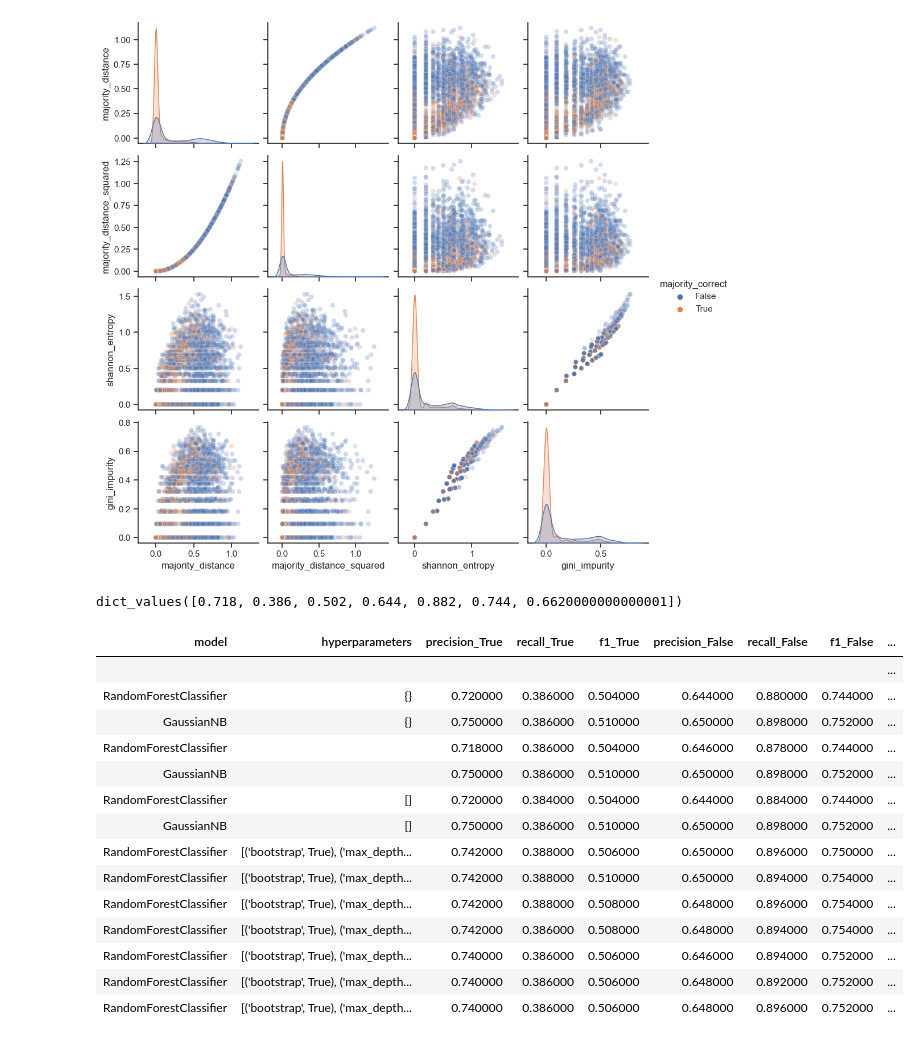
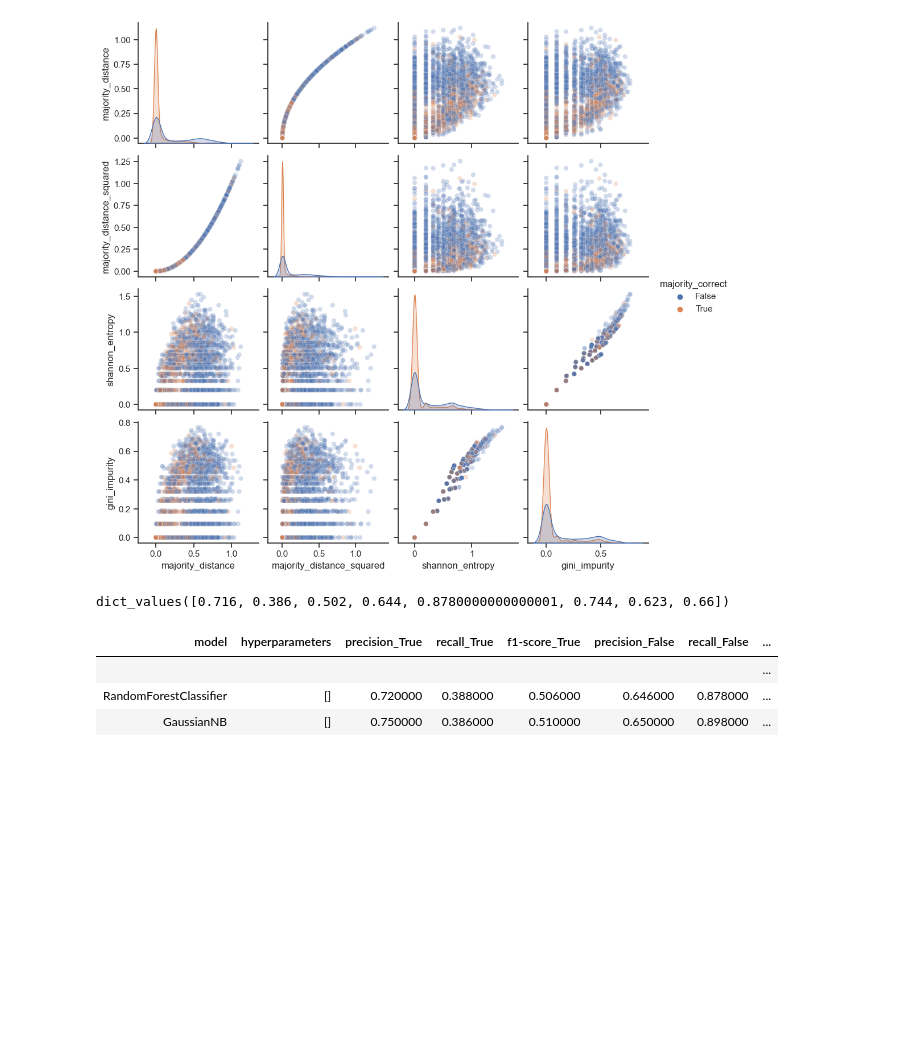
Before and after one commit to hwelsters/internal-consistency, a Jupyter notebook: 07-08-2023 (ml)/ml.ipynb, the cells around one changed output. Saved outputs shown, nothing was run; the diff lists cells and outputs as text; code cells hidden in the pictures; blank space fills up the shorter version.

```diff
--- a/07-08-2023 (ml)/ml.ipynb
+++ b/07-08-2023 (ml)/ml.ipynb
@@ -84,6 +84,7 @@ class ReportAverage:
             'precision_False': average.loc[1]['precision'],
             'recall_False': average.loc[1]['recall'],
             'f1-score_False': average.loc[1]['f1-score'],
+            'f1-score_Average': (average.loc[0]['f1-score'] + average.loc[1]['f1-score']) / 2,
             'accuracy': average.loc['accuracy']['f1-score']
         }
 # %%
@@ -91,7 +92,7 @@ scorer = ReportAverage()
 cross_validate(RandomForestClassifier(), data_x, data_y, scoring=make_scorer(scorer.classification_report_scorer))
 scorer.average_report().values()
 # %% [output]
-dict_values([0.718, 0.386, 0.502, 0.644, 0.882, 0.744, 0.6620000000000001])
+dict_values([0.716, 0.386, 0.502, 0.644, 0.8780000000000001, 0.744, 0.623, 0.66])
 # %%
 class MLExploration:
     TEMPLATE_DICT = {
@@ -99,10 +100,11 @@ class MLExploration:
         'hyperparameters': '',
         'precision_True': '',
         'recall_True': '',
-        'f1_True': '',
+        'f1-score_True': '',
         'precision_False': '',
         'recall_False': '',
-        'f1_False': '',
+        'f1-score_False': '',
+        'f1-score_Average': 0,
         'accuracy': ''
     }
     RANDOM_STATE = 42
@@ -155,27 +157,16 @@ csqa = MLExploration(data_x, data_y, 'cache/csqa/csqa-T0.3.json')
 # %%
 csqa.explore_model(RandomForestClassifier, {})
 csqa.explore_model(GaussianNB, {})
 # csqa.grid_search(RandomForestClassifier, {
 #     'bootstrap': [True, False],
 #  'max_depth': [10, 20, 30, 40, 50, 60, 70, 80, 90, 100, None],
 #  'min_samples_leaf': [1, 2, 4],
 #  'min_samples_split': [2, 5, 10],
 #  'n_estimators': [200, 400, 600, 800, 1000, 1200, 1400, 1600, 1800, 2000]}
 # )
-csqa.explored_models.style.hide(axis='index')
+csqa.explored_models.sort_values(by='f1-score_Average').style.hide(axis='index')
 # %% [output]
-| model | hyperparameters | precision_True | recall_True | f1_True | precision_False | recall_False | f1_False | ... |
-|  |  |  |  |  |  |  |  | ... |
-| RandomForestClassifier | {} | 0.720000 | 0.386000 | 0.504000 | 0.644000 | 0.880000 | 0.744000 | ... |
-| GaussianNB | {} | 0.750000 | 0.386000 | 0.510000 | 0.650000 | 0.898000 | 0.752000 | ... |
-| RandomForestClassifier |  | 0.718000 | 0.386000 | 0.504000 | 0.646000 | 0.878000 | 0.744000 | ... |
-| GaussianNB |  | 0.750000 | 0.386000 | 0.510000 | 0.650000 | 0.898000 | 0.752000 | ... |
-| RandomForestClassifier | [] | 0.720000 | 0.384000 | 0.504000 | 0.644000 | 0.884000 | 0.744000 | ... |
-| GaussianNB | [] | 0.750000 | 0.386000 | 0.510000 | 0.650000 | 0.898000 | 0.752000 | ... |
-| RandomForestClassifier | [('bootstrap', True), ('max_depth... | 0.742000 | 0.388000 | 0.506000 | 0.650000 | 0.896000 | 0.750000 | ... |
-| RandomForestClassifier | [('bootstrap', True), ('max_depth... | 0.742000 | 0.388000 | 0.510000 | 0.650000 | 0.894000 | 0.754000 | ... |
-| RandomForestClassifier | [('bootstrap', True), ('max_depth... | 0.742000 | 0.388000 | 0.508000 | 0.648000 | 0.896000 | 0.754000 | ... |
-| RandomForestClassifier | [('bootstrap', True), ('max_depth... | 0.742000 | 0.386000 | 0.508000 | 0.648000 | 0.894000 | 0.754000 | ... |
-| RandomForestClassifier | [('bootstrap', True), ('max_depth... | 0.740000 | 0.386000 | 0.506000 | 0.646000 | 0.894000 | 0.752000 | ... |
-| RandomForestClassifier | [('bootstrap', True), ('max_depth... | 0.740000 | 0.386000 | 0.506000 | 0.648000 | 0.892000 | 0.752000 | ... |
-| RandomForestClassifier | [('bootstrap', True), ('max_depth... | 0.740000 | 0.386000 | 0.506000 | 0.648000 | 0.896000 | 0.752000 | ... |
+| model | hyperparameters | precision_True | recall_True | f1-score_True | precision_False | recall_False | ... |
+|  |  |  |  |  |  |  | ... |
+| RandomForestClassifier | [] | 0.720000 | 0.388000 | 0.506000 | 0.646000 | 0.878000 | ... |
+| GaussianNB | [] | 0.750000 | 0.386000 | 0.510000 | 0.650000 | 0.898000 | ... |
```
Also changed, not shown: parts of 1 cell of this notebook, 1 other file.
